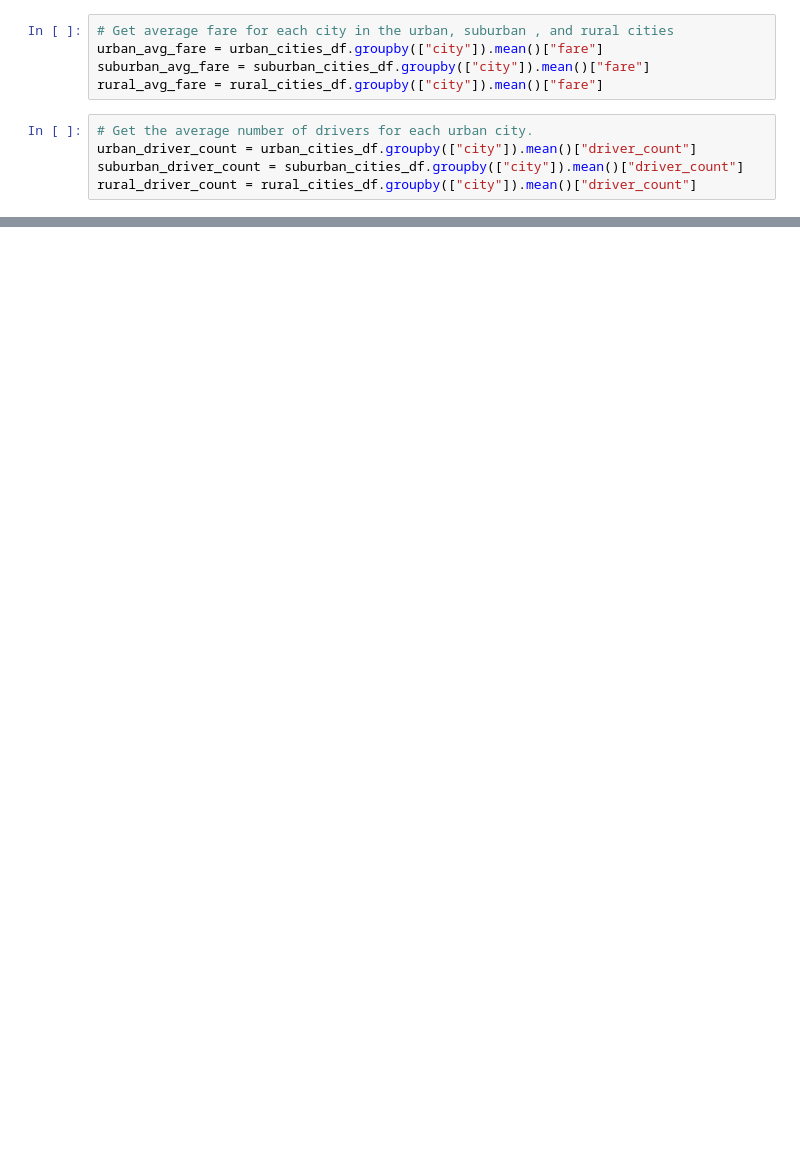
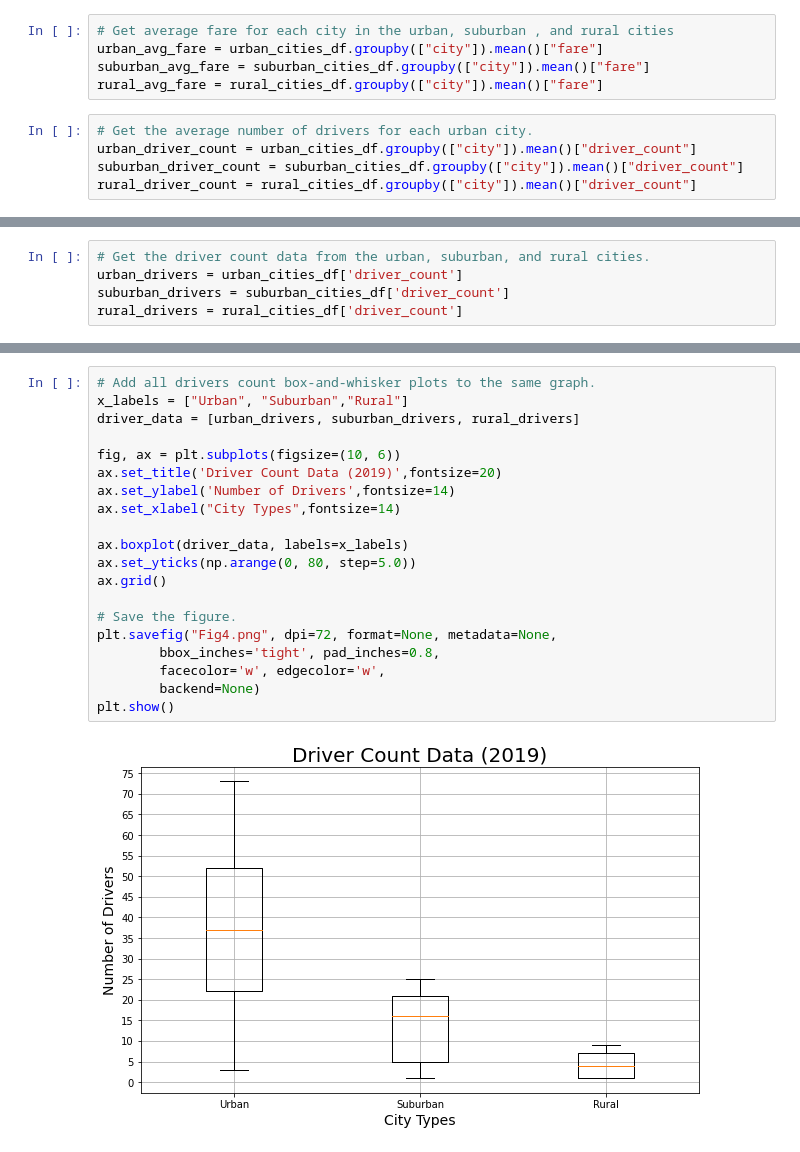
Before and after one commit to rshahba/PyBer_Analysis, a Jupyter notebook: PyBer.ipynb, the cells around one changed output, grey strips where cells are left out. Drawn from its saved outputs; the diff is of its cells as text; blank space fills up the shorter version.

```diff
--- a/PyBer.ipynb
+++ b/PyBer.ipynb
@@ -128,0 +227,5 @@ FileNotFoundError: [Errno 2] No such file or directory: '/Resources/Fig1.png'
+# %%
+# Get the driver count data from the urban, suburban, and rural cities.
+urban_drivers = urban_cities_df['driver_count']
+suburban_drivers = suburban_cities_df['driver_count']
+rural_drivers = rural_cities_df['driver_count']
@@ -128,0 +317,22 @@ FileNotFoundError: [Errno 2] No such file or directory: '/Resources/Fig1.png'
+# %%
+# Add all drivers count box-and-whisker plots to the same graph.
+x_labels = ["Urban", "Suburban","Rural"]
+driver_data = [urban_drivers, suburban_drivers, rural_drivers]
+
+fig, ax = plt.subplots(figsize=(10, 6))
+ax.set_title('Driver Count Data (2019)',fontsize=20)
+ax.set_ylabel('Number of Drivers',fontsize=14)
+ax.set_xlabel("City Types",fontsize=14)
+
+ax.boxplot(driver_data, labels=x_labels)
+ax.set_yticks(np.arange(0, 80, step=5.0))
+ax.grid()
+
+# Save the figure.
+plt.savefig("Fig4.png", dpi=72, format=None, metadata=None,
+        bbox_inches='tight', pad_inches=0.8,
+        facecolor='w', edgecolor='w',
+        backend=None)
+plt.show()
+# %% [output]
+[figure, added]
```
Also changed, not shown: parts of 12 cells of this notebook, 4 other files.
